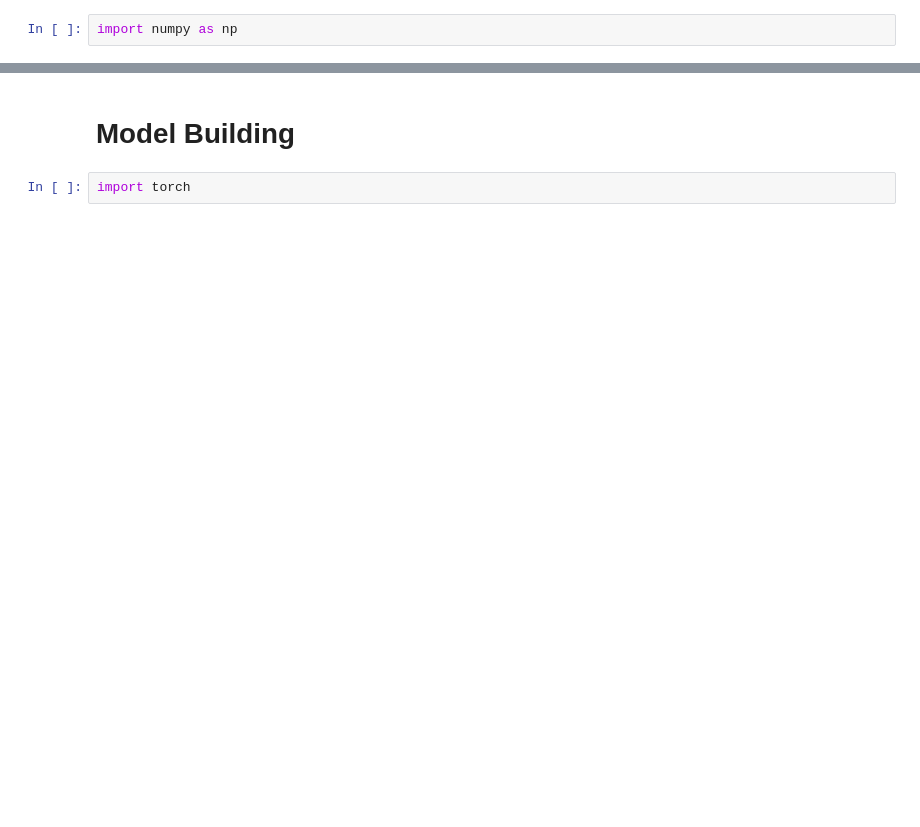
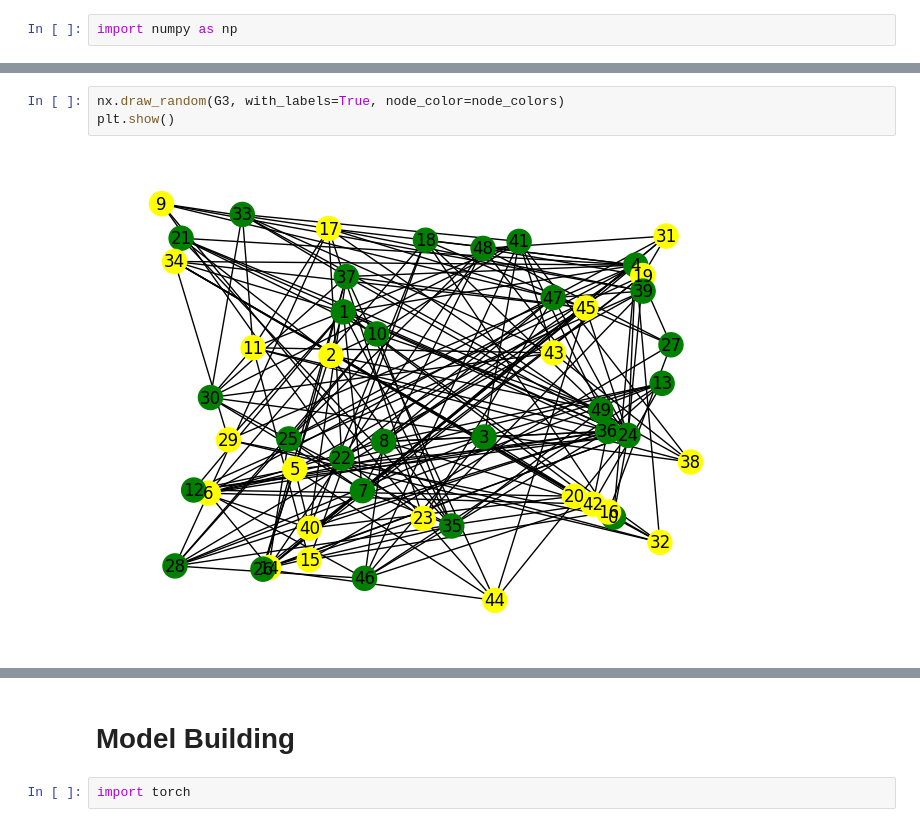
Before and after one commit to manishdotasm/Fake-News-Detection, a Jupyter notebook: new_building.ipynb, the cells around one changed output, grey strips where cells are left out. Cells and saved outputs as stored; diff of their text form; blank space fills up the shorter version.

```diff
--- a/new_building.ipynb
+++ b/new_building.ipynb
@@ -258,0 +166,5 @@ plt.show()
+# %%
+nx.draw_random(G3, with_labels=True, node_color=node_colors)
+plt.show()
+# %% [output]
+[figure, added]
```
Also changed, not shown: parts of 19 cells of this notebook.
